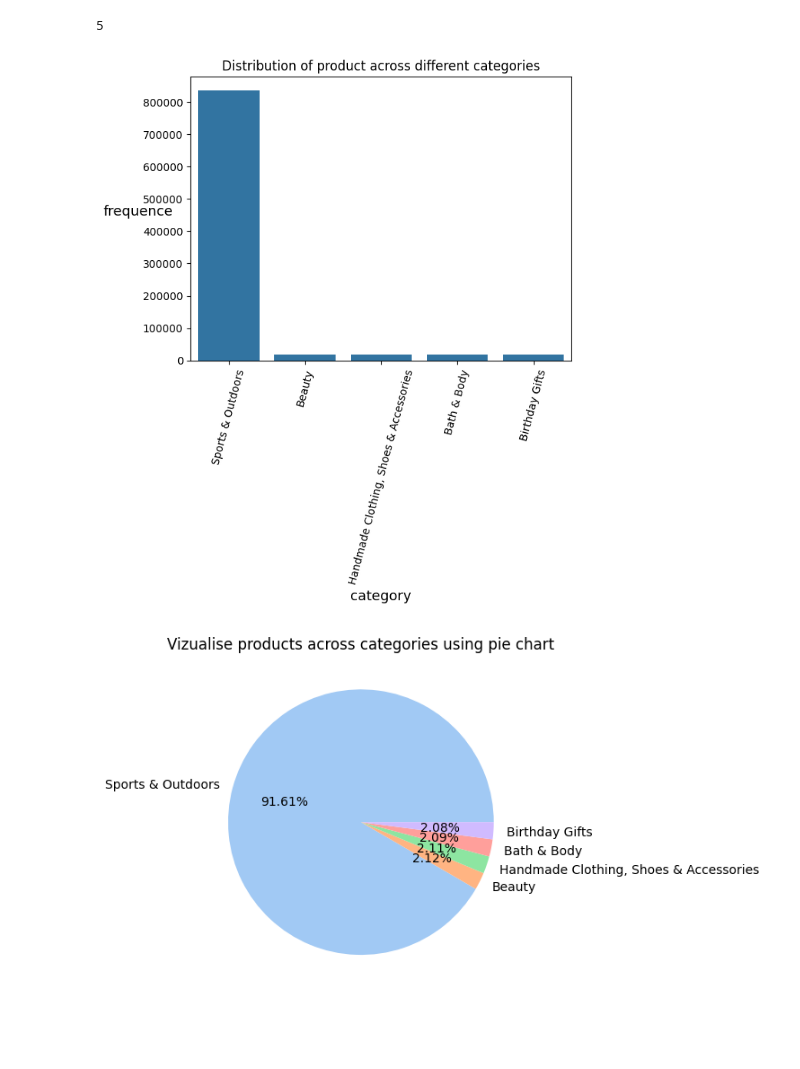
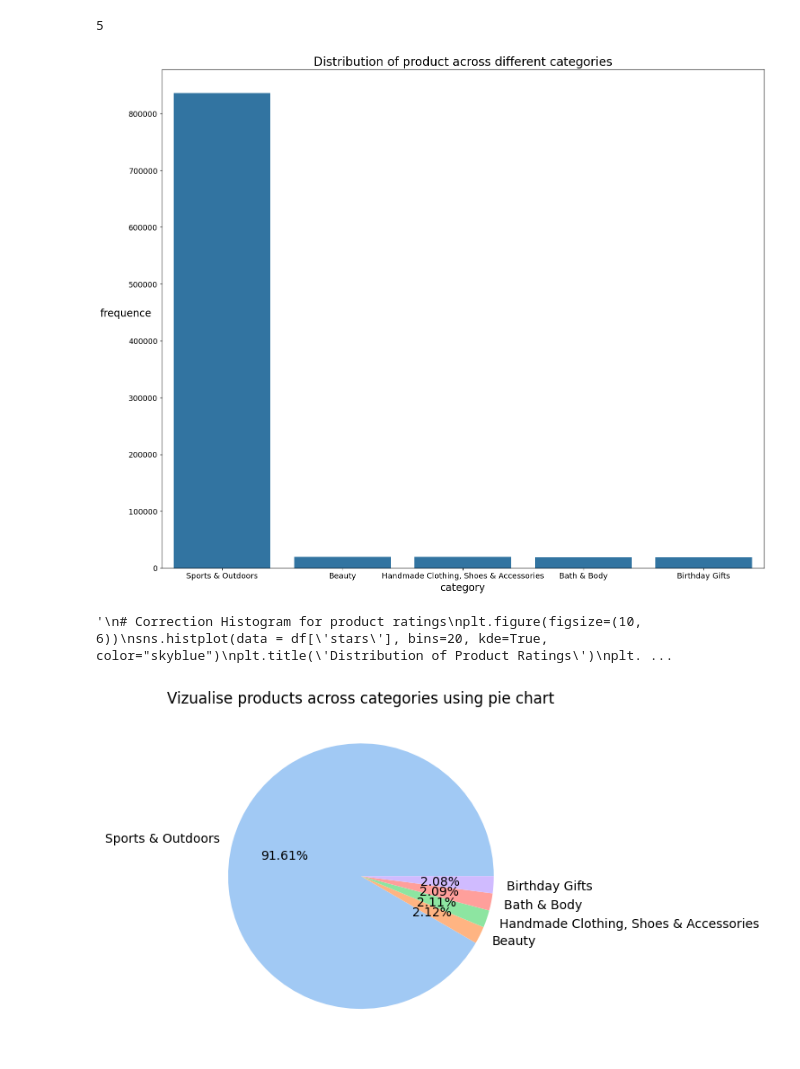
Before and after one commit to kaonashisi/lab-eda-univariate, a Jupyter notebook: lab-eda-univariate.ipynb, the cells around one changed output. Cells and saved outputs as stored; diff of their text form; code cells hidden in the pictures; blank space fills up the shorter version.

Commit message:
[DONE] Correction of Part 1 & 2

```diff
--- a/lab-eda-univariate.ipynb
+++ b/lab-eda-univariate.ipynb
@@ -66,15 +66,28 @@ len(frequency_table.index[0:5])
 # %%
 #2. Visualizations
 #Plotting a bar chart
+'''
+Keep the labels horizontals and rename if too long
+'''
+plt.figure(figsize=(18, 15))
 ax = sns.barplot(x=frequency_table.index[0:5], y=frequency_table.values[0:5])
-ax.axes.set_title("Distribution of product across different categories")
-ax.set_xlabel("category",fontsize=13)
-ax.set_ylabel("frequence",rotation = 360, fontsize=13)
-ax.tick_params(labelsize=10)
-plt.xticks(rotation=75)
+ax.axes.set_title("Distribution of product across different categories",fontsize=20)
+ax.set_xlabel("category",fontsize=17)
+ax.set_ylabel("frequence",rotation = 360, fontsize=17)
+ax.tick_params(labelsize=13)
+#plt.xticks(rotation=75)
 plt.show()
+
+'''
+# Correction Histogram for product ratings
+plt.figure(figsize=(10, 6))
+sns.histplot(data = df['stars'], bins=20, kde=True, color="skyblue")
+plt.title('Distribution of Product Ratings')
+plt.show()
+'''
 # %% [output]
-[figure, old version]
+[figure, new version]
+'\n# Correction Histogram for product ratings\nplt.figure(figsize=(10, 6))\nsns.histplot(data = df[\'stars\'], bins=20, kde=True, color="skyblue")\nplt.title(\'Distribution of Product Ratings\')\nplt. ...
 # %%
 #Plotting a pie chart
 colors = sns.color_palette('pastel')[0:5]
```
Also changed, not shown: parts of 8 cells of this notebook.
